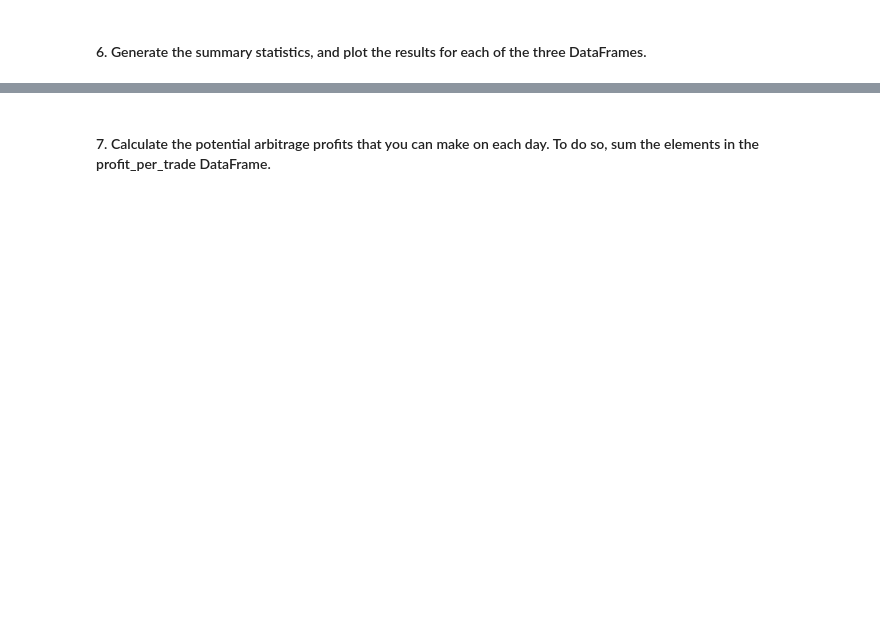
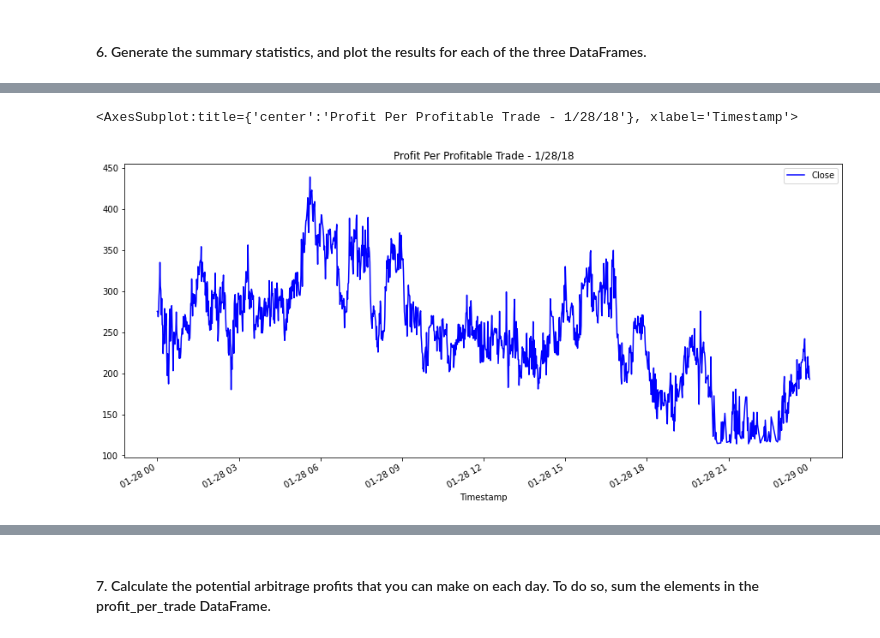
Before and after one commit to themelquiades/challenge_3_bitcoin_arb, a Jupyter notebook: crypto_arbitrage.ipynb, the cells around one changed output, grey strips where cells are left out. Saved outputs shown, nothing was run; the diff lists cells and outputs as text; code cells hidden in the pictures; blank space fills up the shorter version.

```diff
--- a/crypto_arbitrage.ipynb
+++ b/crypto_arbitrage.ipynb
@@ -492,8 +492,13 @@ Calculate the potential profits for each date that you selected in the previous
 # %%
 # For the date early in the dataset, measure the arbitrage spread between the two exchanges
 # by subtracting the lower-priced exchange from the higher-priced one
-arbitrage_spread_early = if bitstamp_sliced[["Close"]].loc['2018-01-28']-coinbase_sliced[["Close"]].loc['2018-01-28']
+arbitrage_spread_early = bitstamp_sliced[["Close"]].loc['2018-01-28']-coinbase_sliced[["Close"]].loc['2018-01-28']
+arbitrage_spread_middle = coinbase_sliced[["Close"]].loc['2018-02-17'] - bitstamp_sliced[["Close"]].loc['2018-02-17']
+arbitrage_spread_late = bitstamp_sliced[["Close"]].loc['2018-03-14'] - coinbase_sliced[["Close"]].loc['2018-03-14']
 
+#EARLY
 # Use a conditional statement to generate the summary statistics for each arbitrage_spread DataFrame
-# YOUR CODE HERE
+# summary of positive arb situations in early dataframe
+positive_arb_early = arbitrage_spread_early[arbitrage_spread_early>0]
+positive_arb_early.describe()
 # %% [output]
@@ -597,0 +826,8 @@ Name: Close, dtype: float64
+# %%
+#EARLY
+# Plotting the results for the early profit per trade DataFrame
+
+profit_per_trade_early.plot(legend = True, figsize = (15,7), title = "Profit Per Profitable Trade - 1/28/18", color = "blue", label = "1/28/18")
+# %% [output]
+<AxesSubplot:title={'center':'Profit Per Profitable Trade - 1/28/18'}, xlabel='Timestamp'>
+[figure, added]
```
Also changed, not shown: parts of 34 cells of this notebook.
